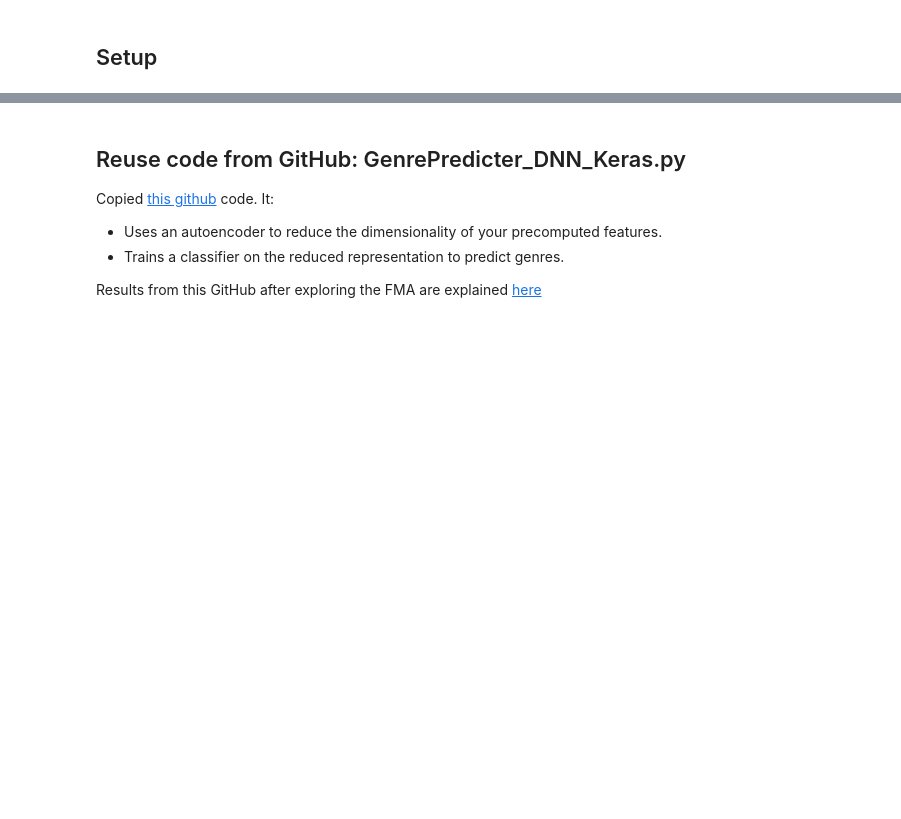
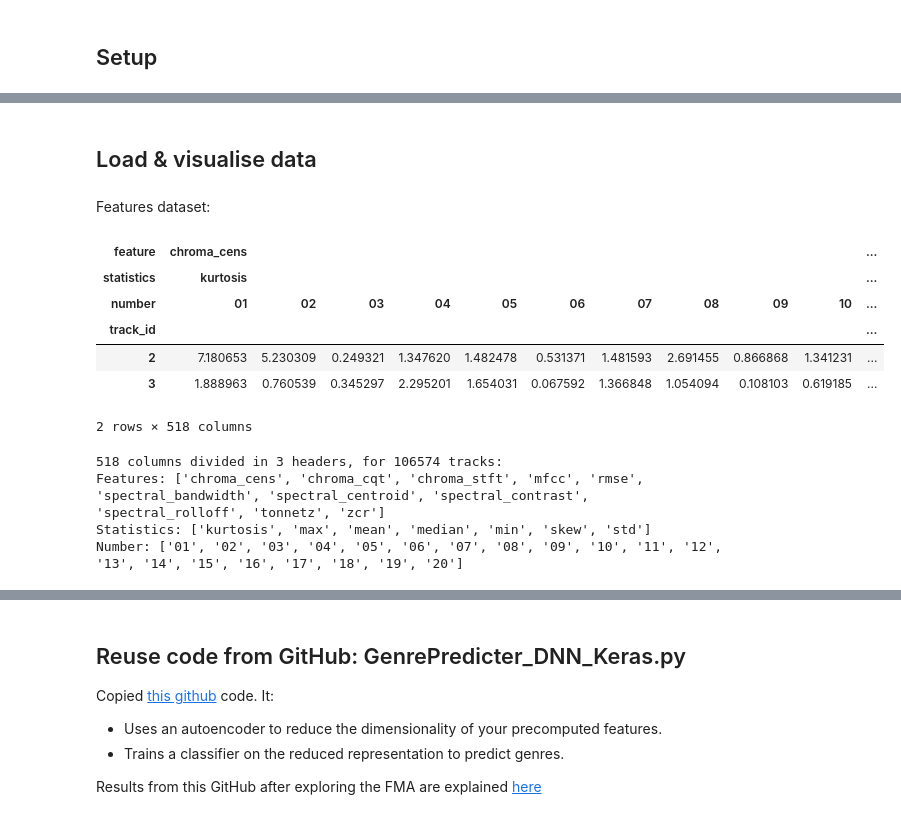
Before and after one commit to ferozmay/Melody-Match, a Jupyter notebook: similarity_research/Feature_to_genre_model.ipynb, the cells around one changed output, grey strips where cells are left out. Drawn from its saved outputs; the diff is of its cells as text; code cells hidden in the pictures; blank space fills up the shorter version.

```diff
--- a/similarity_research/Feature_to_genre_model.ipynb
+++ b/similarity_research/Feature_to_genre_model.ipynb
@@ -48,3 +70,5 @@ class paths():
     FEATURE_D = FMA_D + 'features.csv' # features for each track
     TRACKS_D = FMA_D + 'tracks.csv' # metadata for every track. We only use the genre column
     GENRE_D = FMA_D + 'genres.csv' # genre key from ID to string
+# %% [markdown]
+## Load & visualise data
@@ -50,0 +80,22 @@ class paths():
+# %%
+# VISUALISE FEATURES
+md("Features dataset:")
+display(features_df.head(2))
+
+print(f"{len(features_df.columns)} columns divided in 3 headers, for {len(features_df)} tracks:")
+print("Features:", features_df.columns.get_level_values(0).unique().tolist())
+print("Statistics:", features_df.columns.get_level_values(1).unique().tolist())
+print("Number:", features_df.columns.get_level_values(2).unique().tolist())
+# %% [output]
+Features dataset:
+| feature | chroma_cens |  |  |  |  |  |  |  |  |  | ... |
+| statistics | kurtosis |  |  |  |  |  |  |  |  |  | ... |
+| number | 01 | 02 | 03 | 04 | 05 | 06 | 07 | 08 | 09 | 10 | ... |
+| track_id |  |  |  |  |  |  |  |  |  |  | ... |
+| 2 | 7.180653 | 5.230309 | 0.249321 | 1.347620 | 1.482478 | 0.531371 | 1.481593 | 2.691455 | 0.866868 | 1.341231 | ... |
+| 3 | 1.888963 | 0.760539 | 0.345297 | 2.295201 | 1.654031 | 0.067592 | 1.366848 | 1.054094 | 0.108103 | 0.619185 | ... |
+2 rows × 518 columns
+518 columns divided in 3 headers, for 106574 tracks:
+Features: ['chroma_cens', 'chroma_cqt', 'chroma_stft', 'mfcc', 'rmse', 'spectral_bandwidth', 'spectral_centroid', 'spectral_contrast', 'spectral_rolloff', 'tonnetz', 'zcr']
+Statistics: ['kurtosis', 'max', 'mean', 'median', 'min', 'skew', 'std']
+Number: ['01', '02', '03', '04', '05', '06', '07', '08', '09', '10', '11', '12', '13', '14', '15', '16', '17', '18', '19', '20']
```
Also changed, not shown: parts of 14 cells of this notebook.
